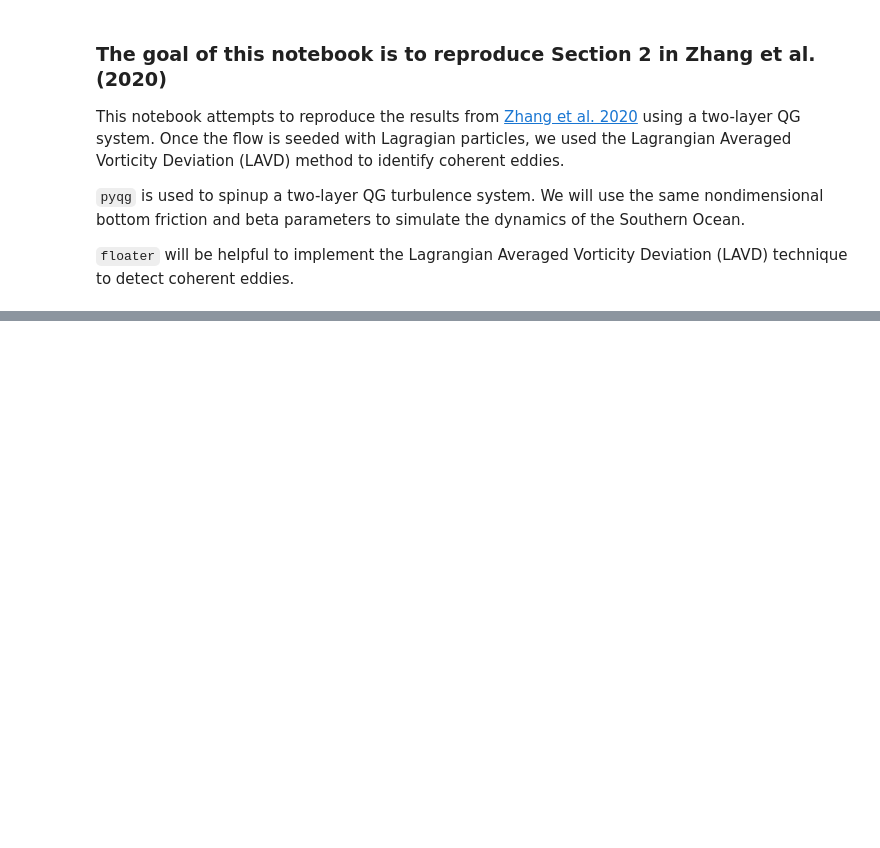
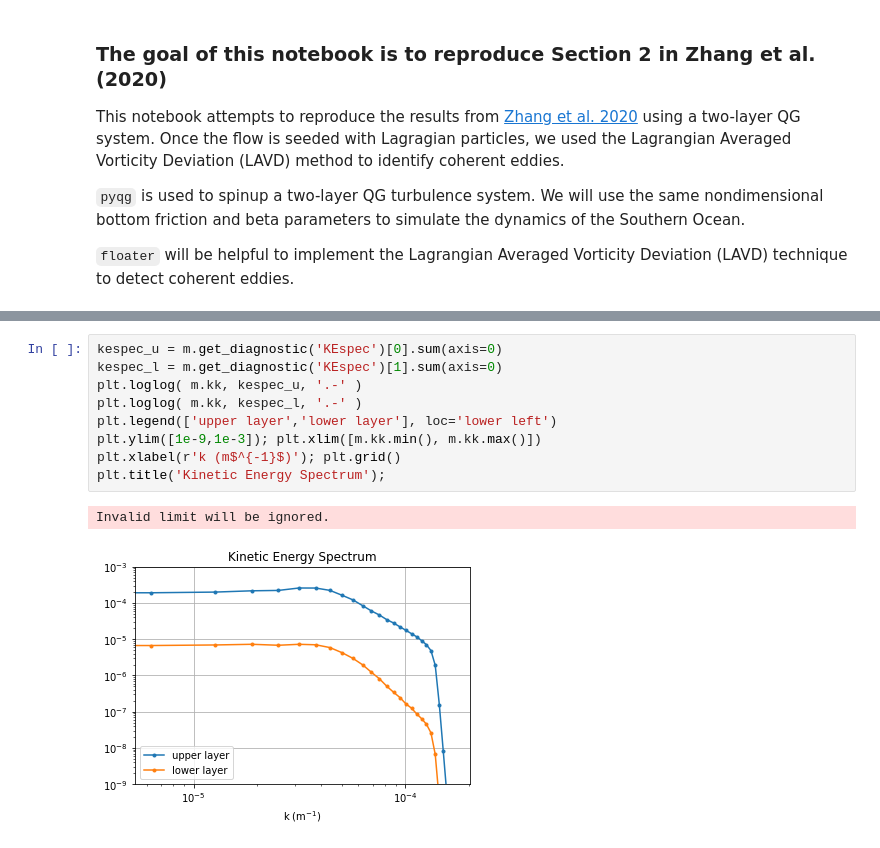
Before and after one commit to ocean-transport/lcs-ml, a Jupyter notebook: zhang_qg.ipynb, the cells around one changed output, grey strips where cells are left out. Drawn from its saved outputs; the diff is of its cells as text; blank space fills up the shorter version.

```diff
--- a/zhang_qg.ipynb
+++ b/zhang_qg.ipynb
@@ -15,0 +46,12 @@ ImportError: No module named pyqg
+# %%
+kespec_u = m.get_diagnostic('KEspec')[0].sum(axis=0)
+kespec_l = m.get_diagnostic('KEspec')[1].sum(axis=0)
+plt.loglog( m.kk, kespec_u, '.-' )
+plt.loglog( m.kk, kespec_l, '.-' )
+plt.legend(['upper layer','lower layer'], loc='lower left')
+plt.ylim([1e-9,1e-3]); plt.xlim([m.kk.min(), m.kk.max()])
+plt.xlabel(r'k (m$^{-1}$)'); plt.grid()
+plt.title('Kinetic Energy Spectrum');
+# %% [output]
+Invalid limit will be ignored.
+[figure, added]
```
Also changed, not shown: parts of 5 cells of this notebook, 12 other files.
